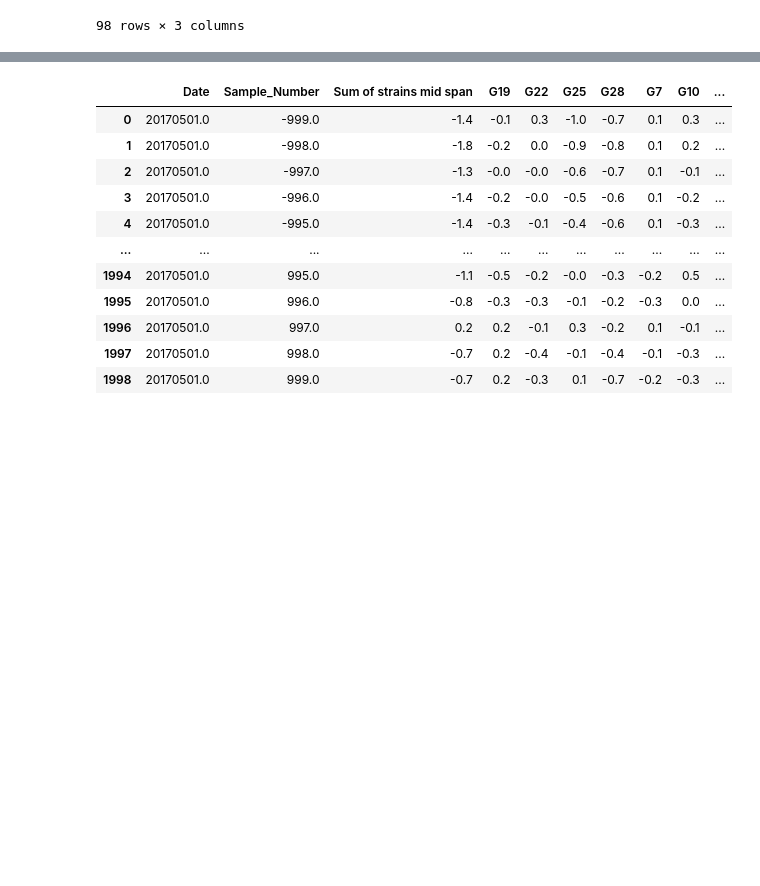
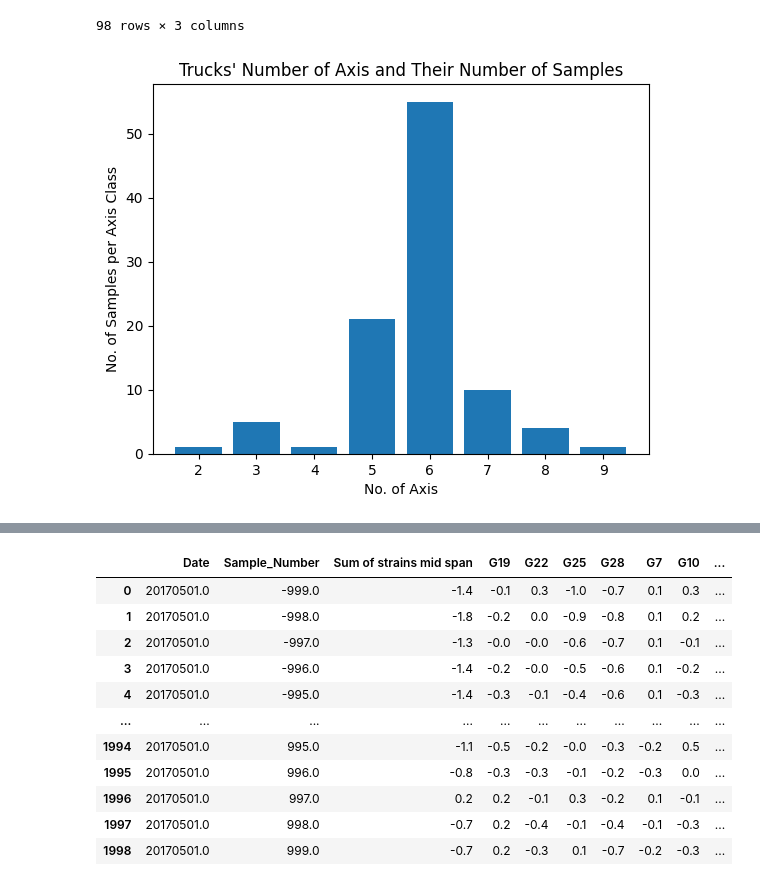
Before and after one commit to MohammadYs77/Bridge-Microstrain-Prediction, a Jupyter notebook: Bridge_Load.ipynb, the cells around one changed output, grey strips where cells are left out. Cells and saved outputs as stored; diff of their text form; code cells hidden in the pictures; blank space fills up the shorter version.

```diff
--- a/Bridge_Load.ipynb
+++ b/Bridge_Load.ipynb
@@ -49,3 +41,13 @@ df
 | 96 | D:/AI Courses/Semester 3/Hardware... | D:/AI Courses/Semester 3/Hardware... | 5 |
 | 97 | D:/AI Courses/Semester 3/Hardware... | D:/AI Courses/Semester 3/Hardware... | 5 |
 98 rows × 3 columns
+# %%
+label_dist = dict(df['Labels'].value_counts())
+# %%
+plt.bar(list(label_dist.keys()), list(label_dist.values()))
+plt.xlabel("No. of Axis")
+plt.ylabel("No. of Samples per Axis Class")
+plt.title("Trucks' Number of Axis and Their Number of Samples")
+plt.show()
+# %% [output]
+[figure, added]
```
Also changed, not shown: parts of 28 cells of this notebook.
